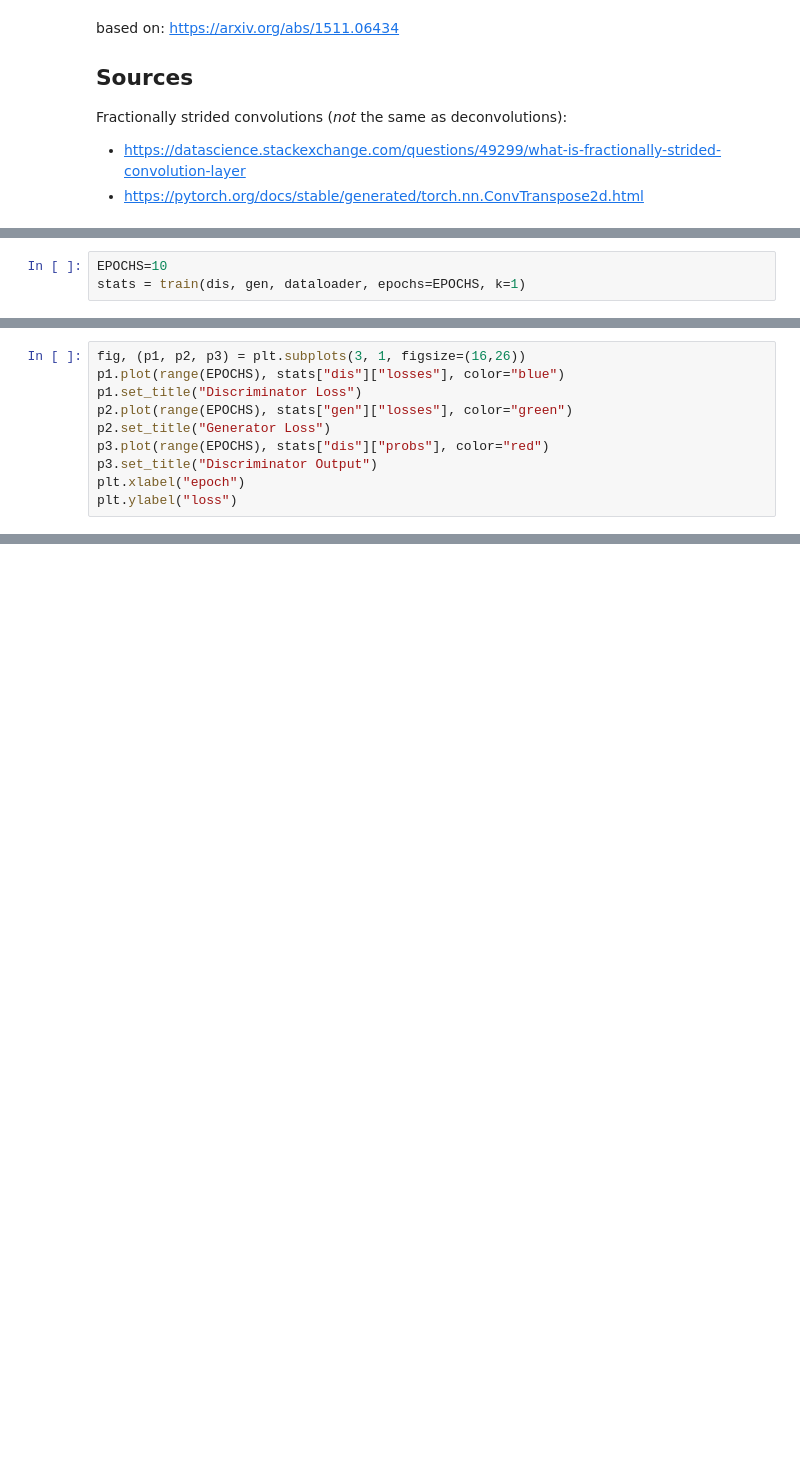
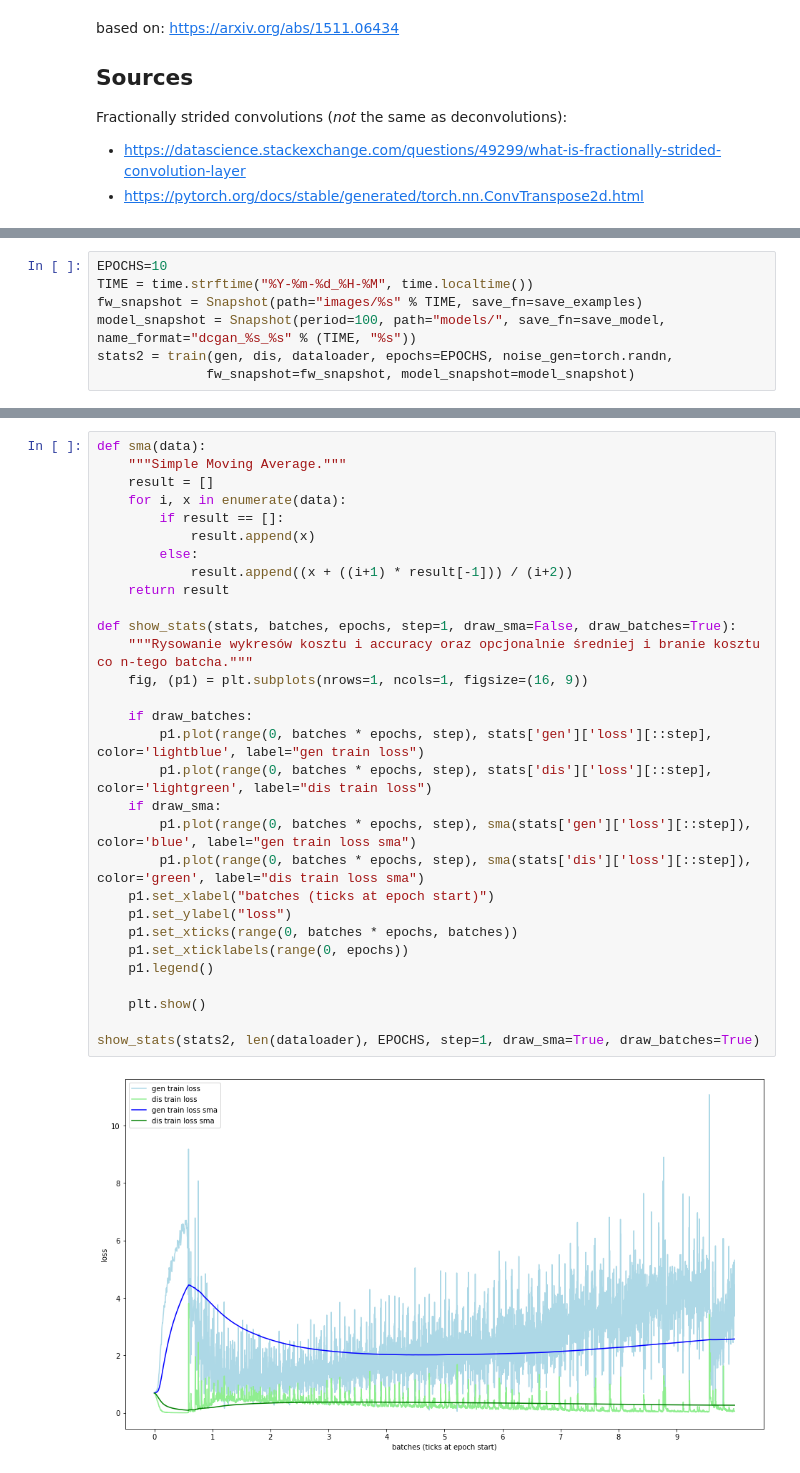
Before and after one commit to adriansuwala/ml2020-21, a Jupyter notebook: projekt/DCGAN.ipynb, the cells around one changed output, grey strips where cells are left out. Drawn from its saved outputs; the diff is of its cells as text; blank space fills up the shorter version.

Commit message:
DCGAN works on mnist after 10 epochs

```diff
--- a/projekt/DCGAN.ipynb
+++ b/projekt/DCGAN.ipynb
@@ -175,3 +306,0 @@ dis.set_optim(torch.optim.Adam(dis.parameters(), lr=LR, betas=BETAS))
-# %%
-EPOCHS=10
-stats = train(dis, gen, dataloader, epochs=EPOCHS, k=1)
@@ -186,10 +307,7 @@ RuntimeError: mat1 and mat2 shapes cannot be multiplied (64x97468 and 18928x1)
-# %%
-fig, (p1, p2, p3) = plt.subplots(3, 1, figsize=(16,26))
-p1.plot(range(EPOCHS), stats["dis"]["losses"], color="blue")
-p1.set_title("Discriminator Loss")
-p2.plot(range(EPOCHS), stats["gen"]["losses"], color="green")
-p2.set_title("Generator Loss")
-p3.plot(range(EPOCHS), stats["dis"]["probs"], color="red")
-p3.set_title("Discriminator Output")
-plt.xlabel("epoch")
-plt.ylabel("loss")
+# %%
+EPOCHS=10
+TIME = time.strftime("%Y-%m-%d_%H-%M", time.localtime())
+fw_snapshot = Snapshot(path="images/%s" % TIME, save_fn=save_examples)
+model_snapshot = Snapshot(period=100, path="models/", save_fn=save_model, name_format="dcgan_%s_%s" % (TIME, "%s"))
+stats2 = train(gen, dis, dataloader, epochs=EPOCHS, noise_gen=torch.randn,
+              fw_snapshot=fw_snapshot, model_snapshot=model_snapshot)
@@ -195,0 +325,32 @@ plt.ylabel("loss")
+# %%
+def sma(data):
+    """Simple Moving Average."""
+    result = []
+    for i, x in enumerate(data):
+        if result == []:
+            result.append(x)
+        else:
+            result.append((x + ((i+1) * result[-1])) / (i+2))
+    return result
+
+def show_stats(stats, batches, epochs, step=1, draw_sma=False, draw_batches=True):
+    """Rysowanie wykresów kosztu i accuracy oraz opcjonalnie średniej i branie kosztu co n-tego batcha."""
+    fig, (p1) = plt.subplots(nrows=1, ncols=1, figsize=(16, 9))
+
+    if draw_batches:
+        p1.plot(range(0, batches * epochs, step), stats['gen']['loss'][::step], color='lightblue', label="gen train loss")
+        p1.plot(range(0, batches * epochs, step), stats['dis']['loss'][::step], color='lightgreen', label="dis train loss")
+    if draw_sma:
+        p1.plot(range(0, batches * epochs, step), sma(stats['gen']['loss'][::step]), color='blue', label="gen train loss sma")
+        p1.plot(range(0, batches * epochs, step), sma(stats['dis']['loss'][::step]), color='green', label="dis train loss sma")
+    p1.set_xlabel("batches (ticks at epoch start)")
+    p1.set_ylabel("loss")
+    p1.set_xticks(range(0, batches * epochs, batches))
+    p1.set_xticklabels(range(0, epochs))
+    p1.legend()
+
+    plt.show()
+
+show_stats(stats2, len(dataloader), EPOCHS, step=1, draw_sma=True, draw_batches=True)
+# %% [output]
+[figure, added]
```
Also changed, not shown: parts of 26 cells of this notebook.
